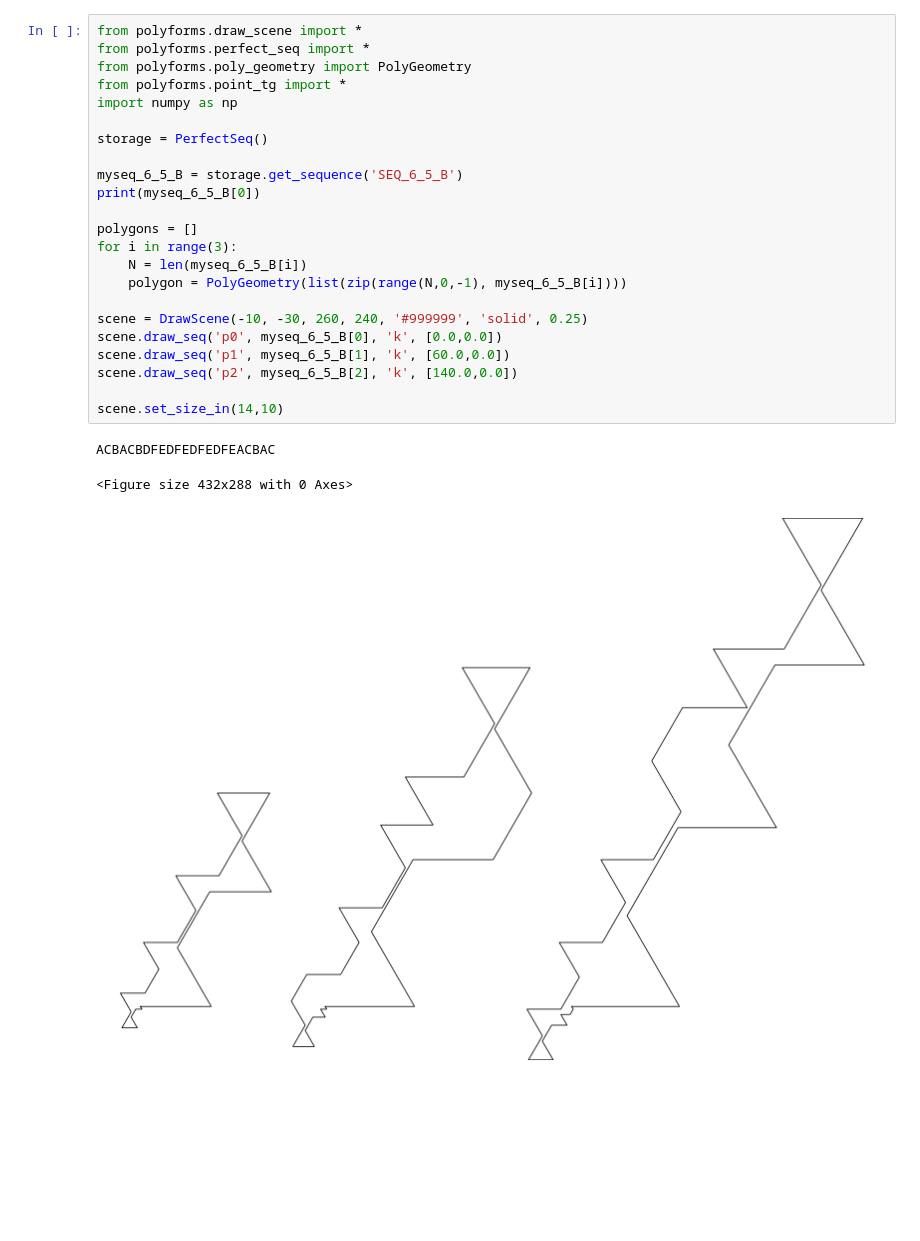
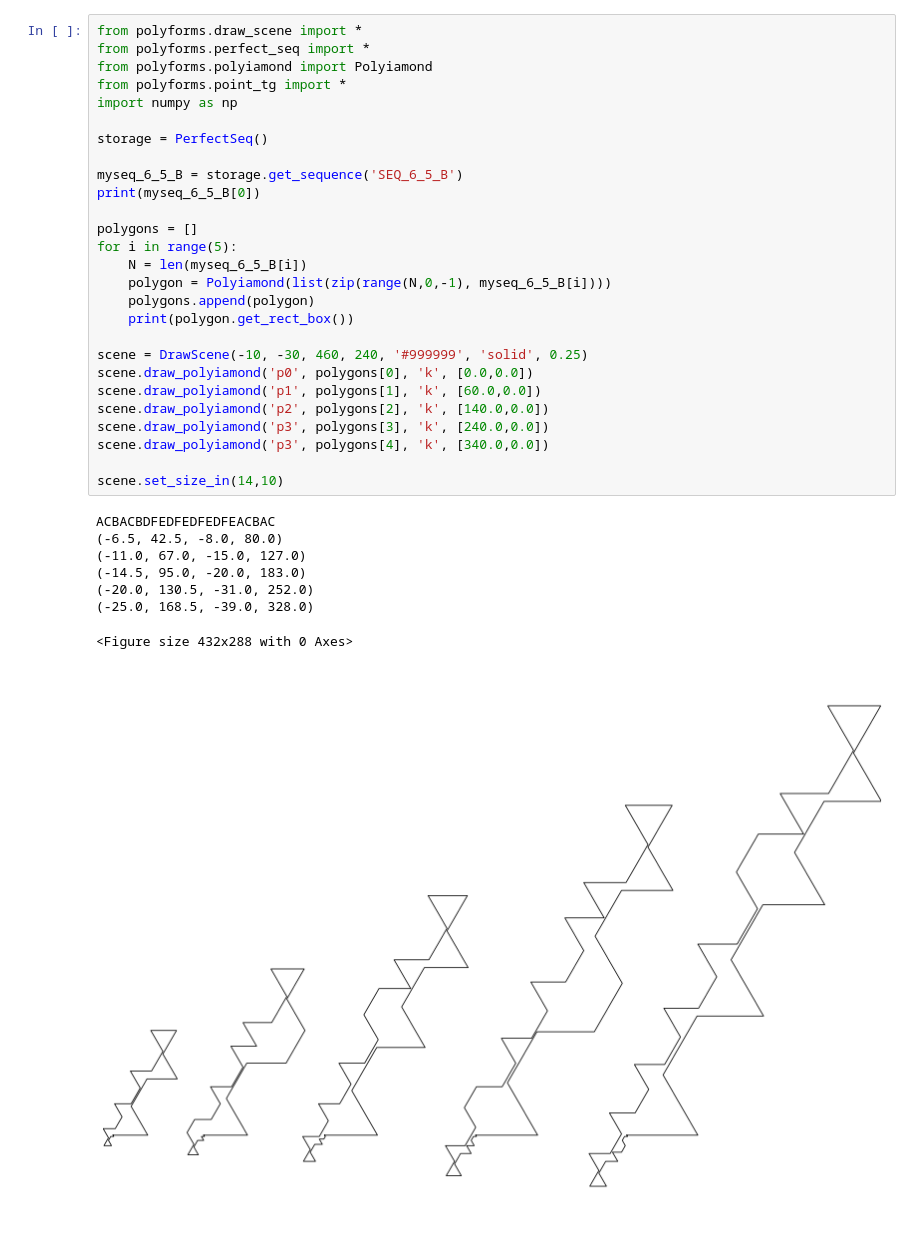
Before and after one commit to kapsitis/polimondi, a Jupyter notebook: polyforms/docs/inductive-step6.ipynb, the cells around one changed output. Cells and saved outputs as stored; diff of their text form; blank space fills up the shorter version.

```diff
--- a/polyforms/docs/inductive-step6.ipynb
+++ b/polyforms/docs/inductive-step6.ipynb
@@ -19,30 +49,39 @@ scene.draw_seq('p2', myseq[2], 'b', [50.0,0.0])
 # %%
 from polyforms.draw_scene import *
 from polyforms.perfect_seq import *
-from polyforms.poly_geometry import PolyGeometry
+from polyforms.polyiamond import Polyiamond
 from polyforms.point_tg import *
 import numpy as np
 
 storage = PerfectSeq()
 
 myseq_6_5_B = storage.get_sequence('SEQ_6_5_B')
 print(myseq_6_5_B[0])
 
 polygons = []
-for i in range(3):
+for i in range(5):
     N = len(myseq_6_5_B[i])
-    polygon = PolyGeometry(list(zip(range(N,0,-1), myseq_6_5_B[i])))
+    polygon = Polyiamond(list(zip(range(N,0,-1), myseq_6_5_B[i])))
+    polygons.append(polygon)
+    print(polygon.get_rect_box())
 
-scene = DrawScene(-10, -30, 260, 240, '#999999', 'solid', 0.25)
-scene.draw_seq('p0', myseq_6_5_B[0], 'k', [0.0,0.0])
-scene.draw_seq('p1', myseq_6_5_B[1], 'k', [60.0,0.0])
-scene.draw_seq('p2', myseq_6_5_B[2], 'k', [140.0,0.0])
+scene = DrawScene(-10, -30, 460, 240, '#999999', 'solid', 0.25)
+scene.draw_polyiamond('p0', polygons[0], 'k', [0.0,0.0])
+scene.draw_polyiamond('p1', polygons[1], 'k', [60.0,0.0])
+scene.draw_polyiamond('p2', polygons[2], 'k', [140.0,0.0])
+scene.draw_polyiamond('p3', polygons[3], 'k', [240.0,0.0])
+scene.draw_polyiamond('p3', polygons[4], 'k', [340.0,0.0])
 
 scene.set_size_in(14,10)
 # %% [output]
 ACBACBDFEDFEDFEDFEACBAC
+(-6.5, 42.5, -8.0, 80.0)
+(-11.0, 67.0, -15.0, 127.0)
+(-14.5, 95.0, -20.0, 183.0)
+(-20.0, 130.5, -31.0, 252.0)
+(-25.0, 168.5, -39.0, 328.0)
 <Figure size 432x288 with 0 Axes>
-[figure, old version]
+[figure, new version]
 # %%
 seq1 = 'ACBABCBDFEDFDFEDFEDEFEACBACAC'
 seq2 = 'ABCBACBDFEDFDFEDEFEDFEACBACAC'
```
Also changed, not shown: parts of 4 cells of this notebook, 10 other files.
